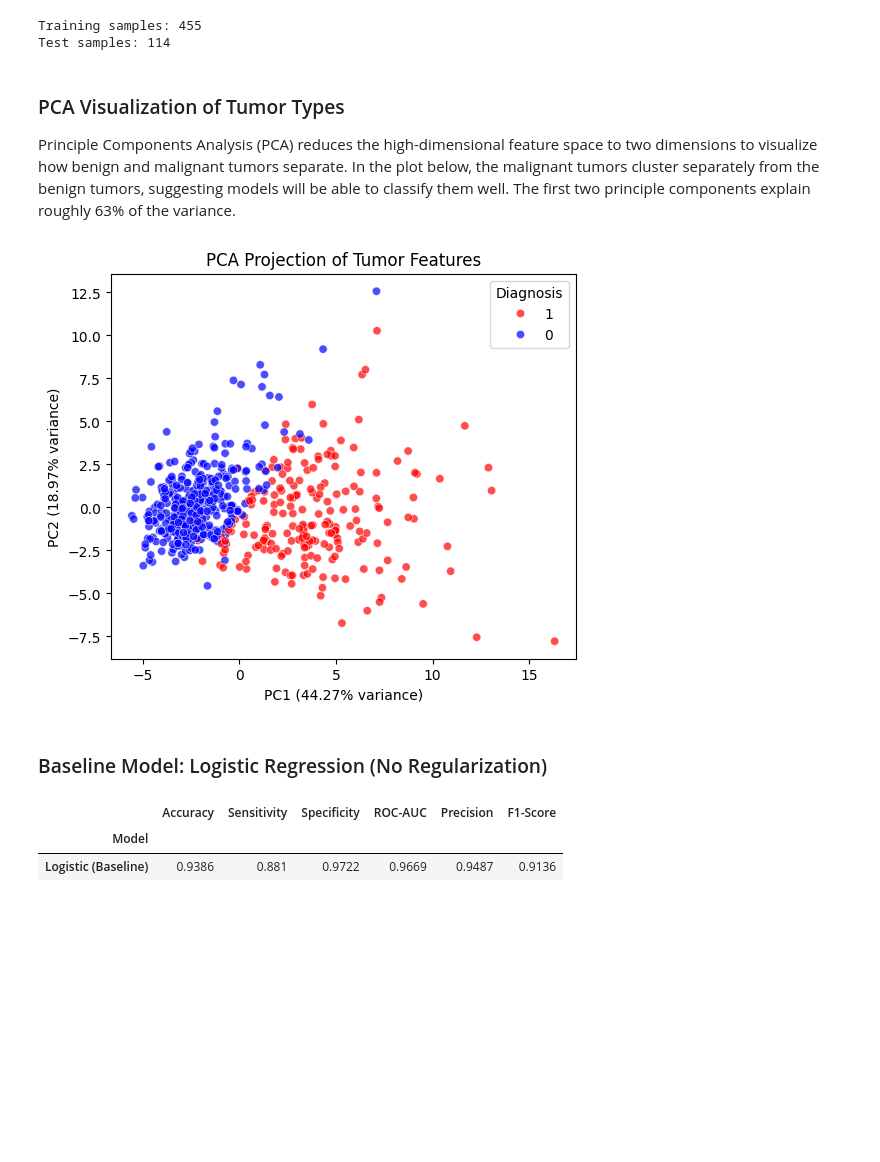
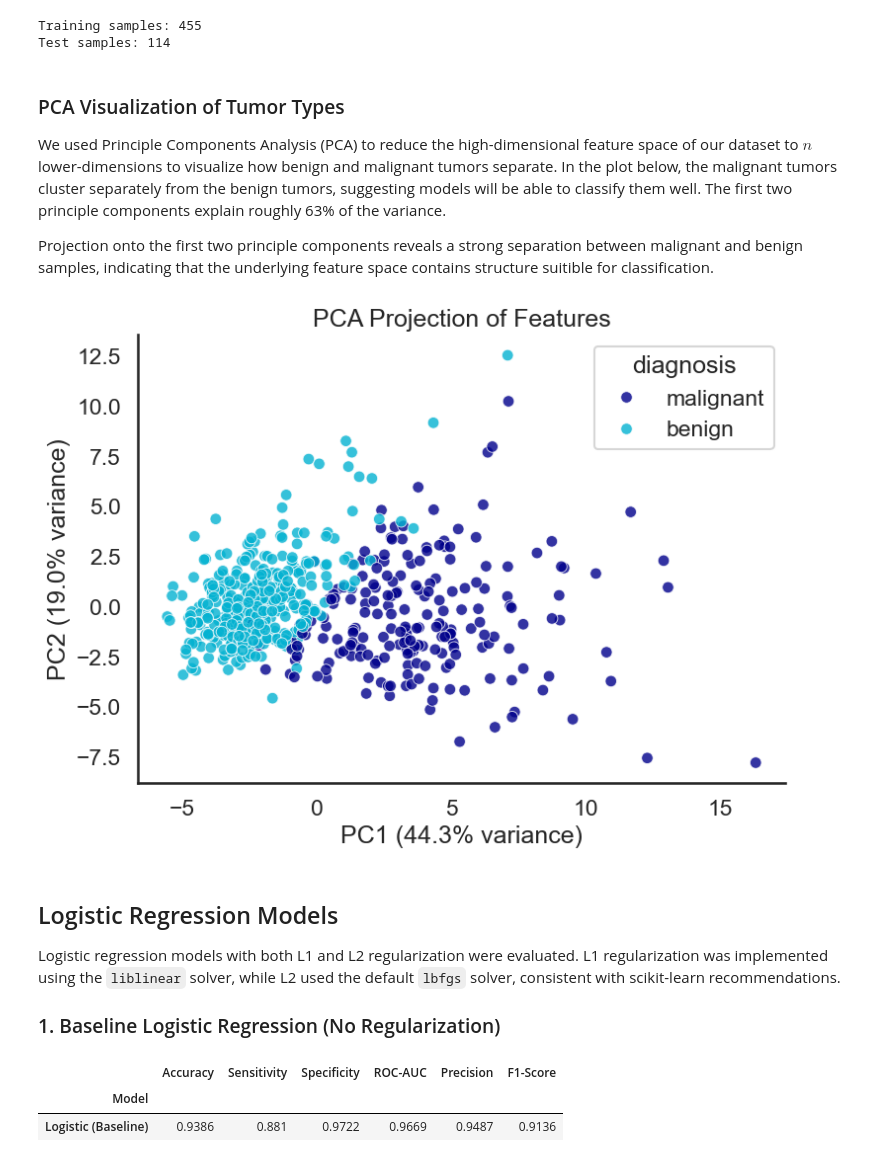
Before and after one commit to sarahcreighton/breast-cancer-classifier, a Jupyter notebook: notebooks/02_modelling.ipynb, the cells around one changed output. Cells and saved outputs as stored; diff of their text form; code cells hidden in the pictures; blank space fills up the shorter version.

Commit message:
updated modelling notebook, minor updates to eda

```diff
--- a/notebooks/02_modelling.ipynb
+++ b/notebooks/02_modelling.ipynb
@@ -49 +80,7 @@ warnings.filterwarnings("ignore", category=UserWarning, module="sklearn")
+# %%
+# hard-coded variables or flags
+cols = {"malignant": "darkblue", "benign": "#04b2d1"} # target
+# cols = {"malignant": "#1f77b4", "benign": "#ff7f0e"} # target
+measures = ["mean", "error", "worst"]
+measures_cols = {"mean": "#3498DB", "error": "#F39C12", "worst": "#E74C3C"} # measures
 # %% [markdown]
@@ -64,47 +103,18 @@ Training samples: 455
 Test samples: 114
 # %% [markdown]
 ### PCA Visualization of Tumor Types
-Principle Components Analysis (PCA) reduces the high-dimensional feature space to two dimensions to visualize how benign and malignant tumors separate. In the plot below, the malignant tumors cluster separately from the benign tumors, suggesting models will be able to classify them well. The first two principle components explain roughly 63% of the variance.
+We used Principle Components Analysis (PCA) to reduce the high-dimensional feature space of our dataset to $n$ lower-dimensions to visualize how benign and malignant tumors separate. In the plot below, the malignant tumors cluster separately from the benign tumors, suggesting models will be able to classify them well. The first two principle components explain roughly 63% of the variance.
+
+Projection onto the first two principle components reveals a strong separation between malignant and benign samples, indicating that the underlying feature space contains structure suitible for classification.
-# %%
-# scale the full feature set for visualization
-scaler = StandardScaler()
-X_scaled = scaler.fit_transform(X)
-
-# apply PCA
-pca = PCA(n_components=2)
-X_pca = pca.fit_transform(X_scaled)
-
-# get variance explained
-pc1_var = pca.explained_variance_ratio_[0]
-pc2_var = pca.explained_variance_ratio_[1]
-
-# create DataFrame
-pca_df = pd.DataFrame(X_pca, columns = ["PC1", "PC2"])
-pca_df["Diagnosis"] = y.values
-
-# plot
-plt.figure(figsize=(6,5))
-
-sns.scatterplot(
-    data = pca_df,
-    x = "PC1",
-    y = "PC2",
-    hue = "Diagnosis",
-    palette = {1: "red", 0: "blue"},
-    alpha = 0.7
-)
-
-plt.title("PCA Projection of Tumor Features")
-plt.xlabel(f"PC1 ({pc1_var:.2%} variance)")
-plt.ylabel(f"PC2 ({pc2_var:.2%} variance)")
-
-plt.legend(title = "Diagnosis")
-
-plt.show()
-# %% [output]
-[figure, removed]
+# %%
+vis.plot_pca(df, palette=cols)
+# %% [output]
+[figure, added]
 # %% [markdown]
-### Baseline Model: Logistic Regression (No Regularization)
+## Logistic Regression Models
+Logistic regression models with both L1 and L2 regularization were evaluated. L1 regularization was implemented using the `liblinear` solver, while L2 used the default `lbfgs` solver, consistent with scikit-learn recommendations.
+
+### 1. Baseline Logistic Regression (No Regularization)
 # %%
 # set up pipeline
 logistic_pipe = logistic_pipeline(penalty=None, C=1.0)
```
Also changed, not shown: parts of 18 cells of this notebook, 1 other file.
